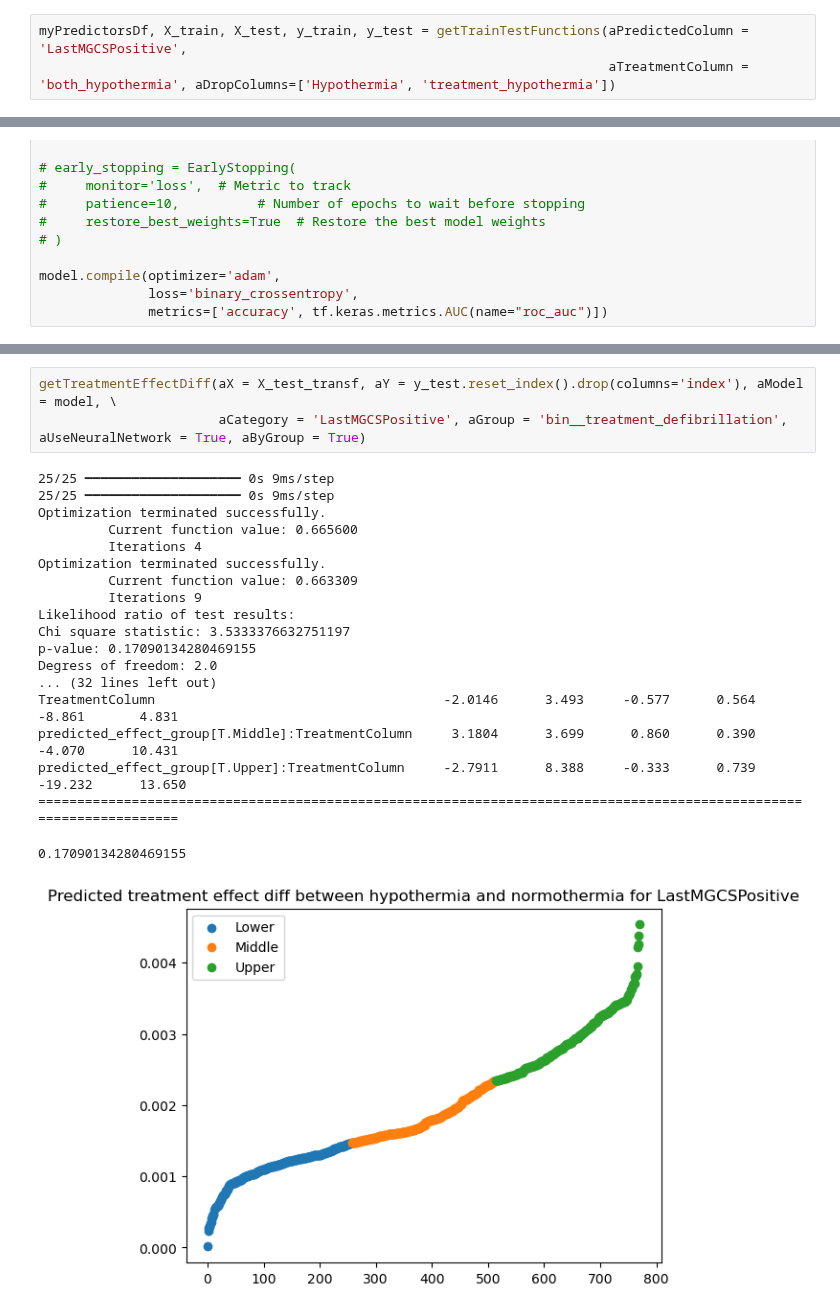
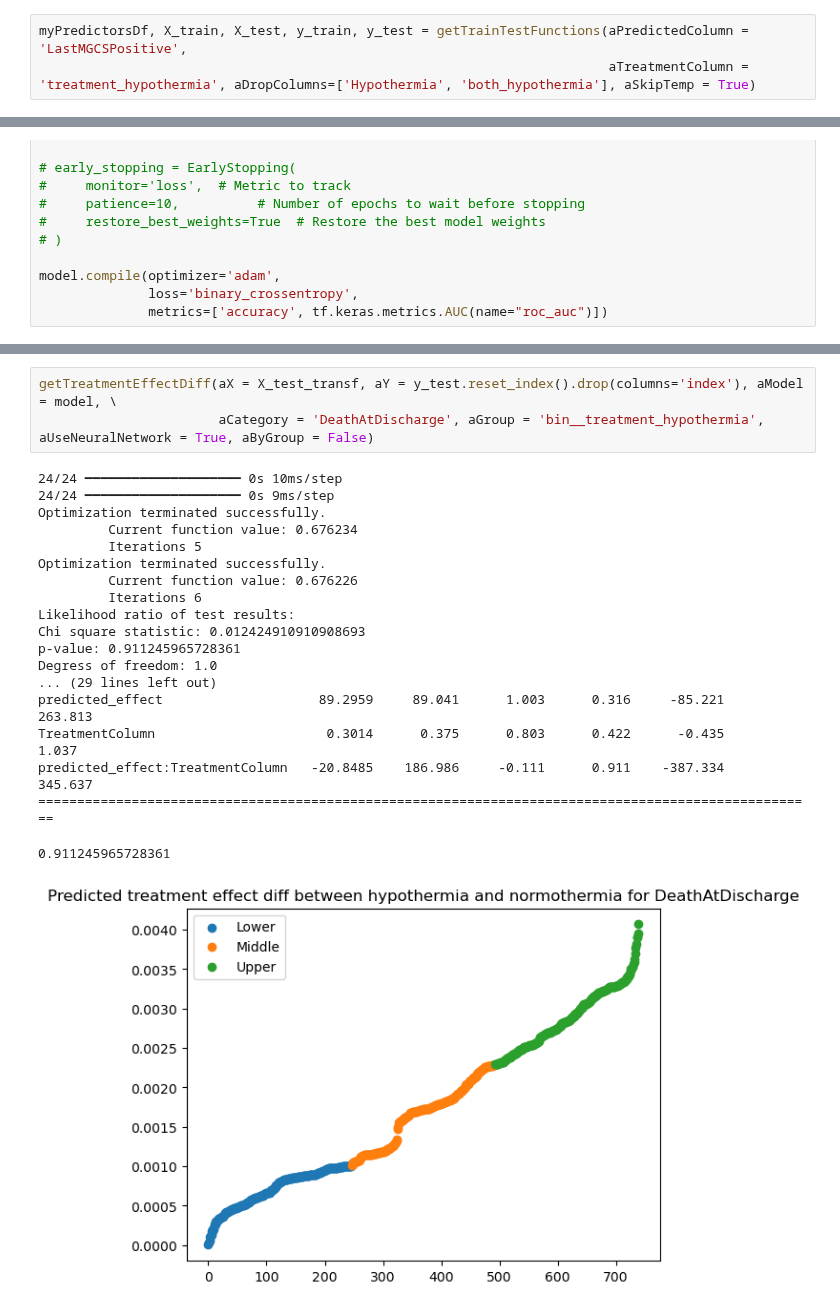
Before and after one commit to michelraskin/ttmhte, a Jupyter notebook: eICU/eICUAnalysisNeural.ipynb, the cells around one changed output, grey strips where cells are left out. Saved outputs shown, nothing was run; the diff lists cells and outputs as text.

```diff
--- a/eICU/eICUAnalysisNeural.ipynb
+++ b/eICU/eICUAnalysisNeural.ipynb
@@ -89,6 +77,6 @@ Note: You have installed the 'manylinux2014' variant of XGBoost. Certain feature
 # %%
 myPredictorsDf, X_train, X_test, y_train, y_test = getTrainTestFunctions(aPredictedColumn = 'LastMGCSPositive',
-                                                                         aTreatmentColumn = 'both_hypothermia', aDropColumns=['Hypothermia', 'treatment_hypothermia'])
+                                                                         aTreatmentColumn = 'treatment_hypothermia', aDropColumns=['Hypothermia', 'both_hypothermia'], aSkipTemp = True)
 # %%
 def getDefaultPipelineSteps(X_train):
     myNumericalColumns = X_train.columns[(X_train.nunique() > 5) & (X_train.dtypes != object)]
@@ -217,23 +194,23 @@ predicted_effect_group[T.Upper]:TreatmentColumn     -0.1604      0.355     -0.45
 # %%
 getTreatmentEffectDiff(aX = X_test_transf, aY = y_test.reset_index().drop(columns='index'), aModel = model, \
-                       aCategory = 'LastMGCSPositive', aGroup = 'bin__treatment_defibrillation', aUseNeuralNetwork = True, aByGroup = True)
+                       aCategory = 'DeathAtDischarge', aGroup = 'bin__treatment_hypothermia', aUseNeuralNetwork = True, aByGroup = False)
 # %% [output]
-25/25 ━━━━━━━━━━━━━━━━━━━━ 0s 9ms/step
-25/25 ━━━━━━━━━━━━━━━━━━━━ 0s 9ms/step
+24/24 ━━━━━━━━━━━━━━━━━━━━ 0s 10ms/step
+24/24 ━━━━━━━━━━━━━━━━━━━━ 0s 9ms/step
 Optimization terminated successfully.
-         Current function value: 0.665600
-         Iterations 4
+         Current function value: 0.676234
+         Iterations 5
 Optimization terminated successfully.
-         Current function value: 0.663309
-         Iterations 9
+         Current function value: 0.676226
+         Iterations 6
 Likelihood ratio of test results:
-Chi square statistic: 3.5333376632751197
-p-value: 0.17090134280469155
-Degress of freedom: 2.0
-... (32 lines left out)
-TreatmentColumn                                     -2.0146      3.493     -0.577      0.564      -8.861       4.831
-predicted_effect_group[T.Middle]:TreatmentColumn     3.1804      3.699      0.860      0.390      -4.070      10.431
-predicted_effect_group[T.Upper]:TreatmentColumn     -2.7911      8.388     -0.333      0.739     -19.232      13.650
-====================================================================================================================
+Chi square statistic: 0.012424910910908693
+p-value: 0.911245965728361
+Degress of freedom: 1.0
+... (29 lines left out)
+predicted_effect                    89.2959     89.041      1.003      0.316     -85.221     263.813
+TreatmentColumn                      0.3014      0.375      0.803      0.422      -0.435       1.037
+predicted_effect:TreatmentColumn   -20.8485    186.986     -0.111      0.911    -387.334     345.637
+====================================================================================================
-0.17090134280469155
+0.911245965728361
-[figure, old version]
+[figure, new version]
```
Also changed, not shown: parts of 10 cells of this notebook, 3 other files.
